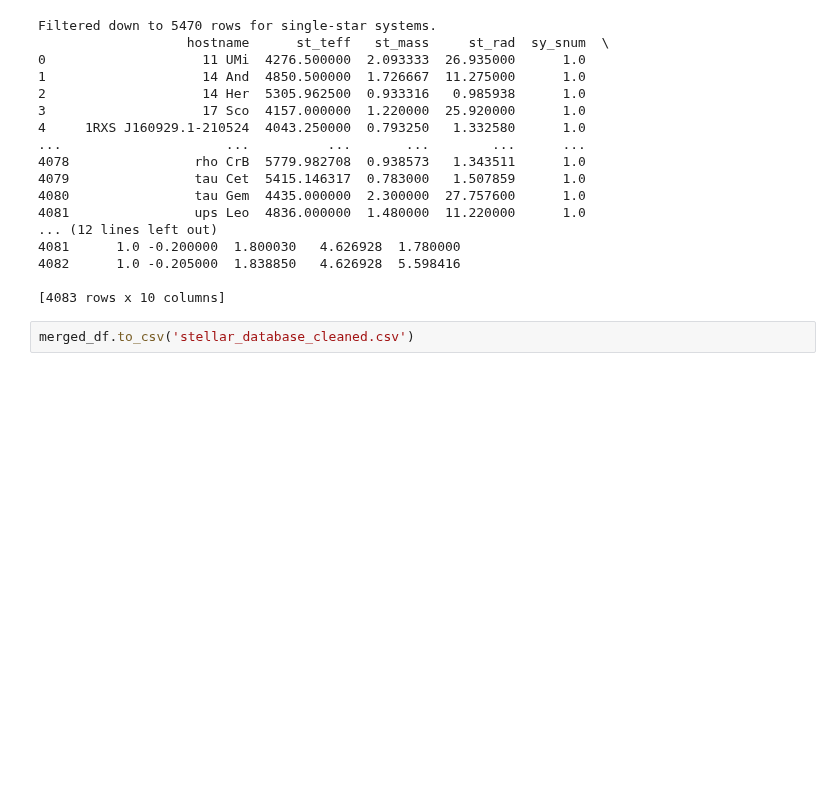
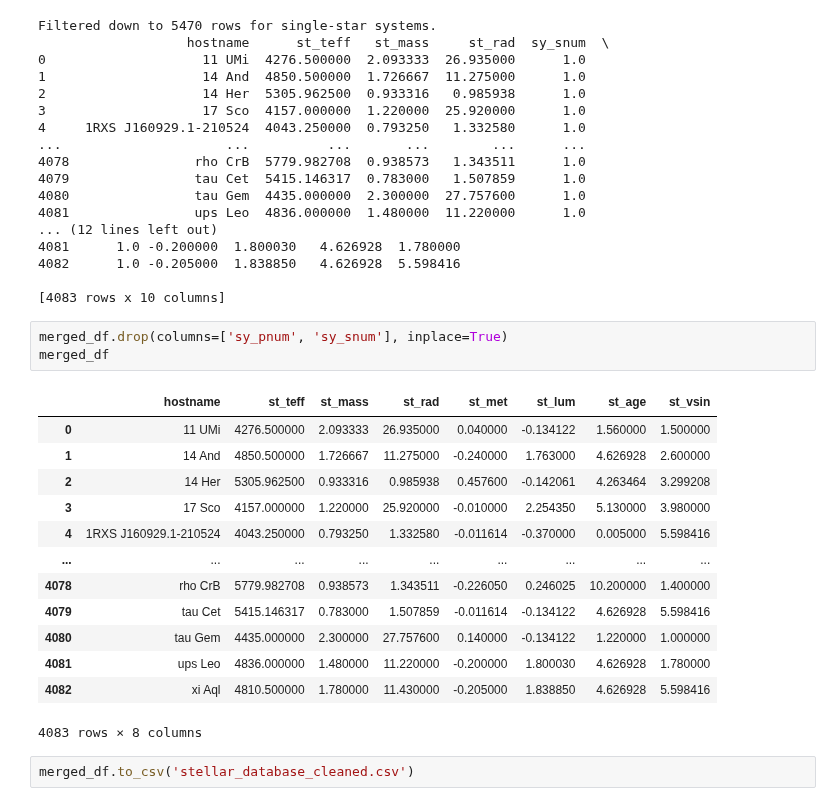
Before and after one commit to AhmedHeshamEG/AI-Exoplanet-Predictor, a Jupyter notebook: stellar.ipynb, the cells around one changed output. Saved outputs shown, nothing was run; the diff lists cells and outputs as text; blank space fills up the shorter version.

```diff
--- a/stellar.ipynb
+++ b/stellar.ipynb
@@ -127,6 +127,23 @@ Filtered down to 5470 rows for single-star systems.
 4082      1.0 -0.205000  1.838850   4.626928  5.598416
 
 [4083 rows x 10 columns]
+# %%
+merged_df.drop(columns=['sy_pnum', 'sy_snum'], inplace=True)
+merged_df
+# %% [output]
+|  | hostname | st_teff | st_mass | st_rad | st_met | st_lum | st_age | st_vsin |
+| 0 | 11 UMi | 4276.500000 | 2.093333 | 26.935000 | 0.040000 | -0.134122 | 1.560000 | 1.500000 |
+| 1 | 14 And | 4850.500000 | 1.726667 | 11.275000 | -0.240000 | 1.763000 | 4.626928 | 2.600000 |
+| 2 | 14 Her | 5305.962500 | 0.933316 | 0.985938 | 0.457600 | -0.142061 | 4.263464 | 3.299208 |
+| 3 | 17 Sco | 4157.000000 | 1.220000 | 25.920000 | -0.010000 | 2.254350 | 5.130000 | 3.980000 |
+| 4 | 1RXS J160929.1-210524 | 4043.250000 | 0.793250 | 1.332580 | -0.011614 | -0.370000 | 0.005000 | 5.598416 |
+| ... | ... | ... | ... | ... | ... | ... | ... | ... |
+| 4078 | rho CrB | 5779.982708 | 0.938573 | 1.343511 | -0.226050 | 0.246025 | 10.200000 | 1.400000 |
+| 4079 | tau Cet | 5415.146317 | 0.783000 | 1.507859 | -0.011614 | -0.134122 | 4.626928 | 5.598416 |
+| 4080 | tau Gem | 4435.000000 | 2.300000 | 27.757600 | 0.140000 | -0.134122 | 1.220000 | 1.000000 |
+| 4081 | ups Leo | 4836.000000 | 1.480000 | 11.220000 | -0.200000 | 1.800030 | 4.626928 | 1.780000 |
+| 4082 | xi Aql | 4810.500000 | 1.780000 | 11.430000 | -0.205000 | 1.838850 | 4.626928 | 5.598416 |
+4083 rows × 8 columns
 # %%
 merged_df.to_csv('stellar_database_cleaned.csv')
 # %% [markdown]
```
Also changed, not shown: parts of 3 cells of this notebook, 2 other files.
